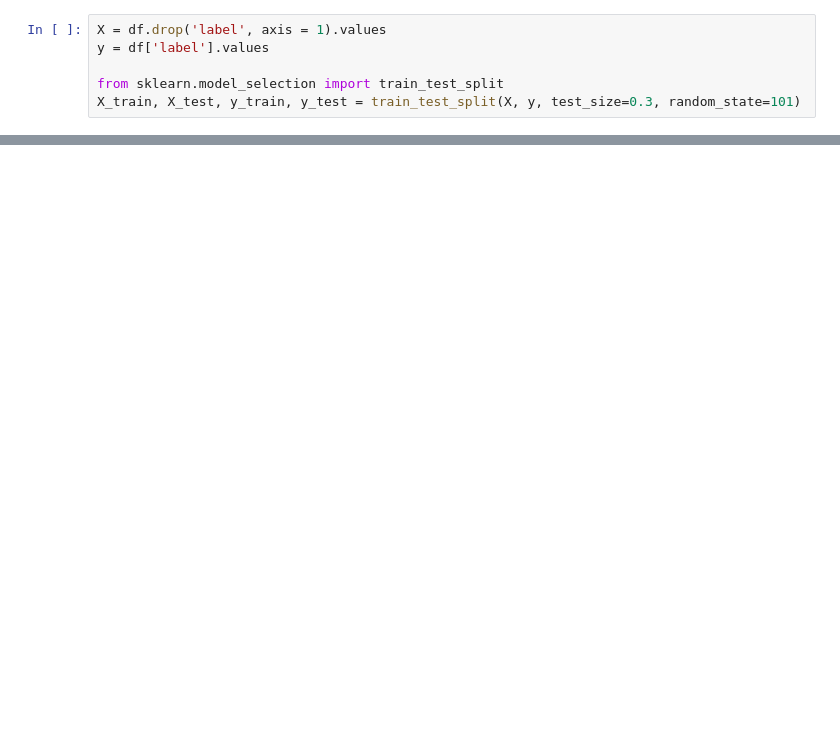
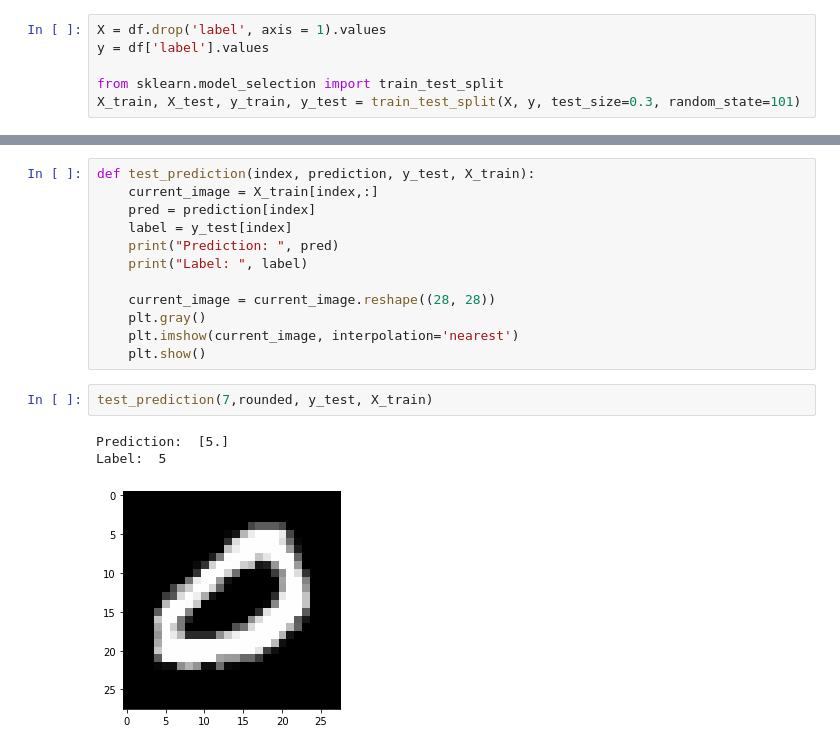
Before and after one commit to ebrubh/DigitClassification, a Jupyter notebook: DigitClassificationKeras.ipynb, the cells around one changed output, grey strips where cells are left out. Cells and saved outputs as stored; diff of their text form; blank space fills up the shorter version.

```diff
--- a/DigitClassificationKeras.ipynb
+++ b/DigitClassificationKeras.ipynb
@@ -68,0 +72,18 @@ print(explained_variance_score(y_test, prediction))
+# %%
+def test_prediction(index, prediction, y_test, X_train):
+    current_image = X_train[index,:]
+    pred = prediction[index]
+    label = y_test[index]
+    print("Prediction: ", pred)
+    print("Label: ", label)
+
+    current_image = current_image.reshape((28, 28))
+    plt.gray()
+    plt.imshow(current_image, interpolation='nearest')
+    plt.show()
+# %%
+test_prediction(7,rounded, y_test, X_train)
+# %% [output]
+Prediction:  [5.]
+Label:  5
+[figure, added]
```
Also changed, not shown: parts of 6 cells of this notebook.
